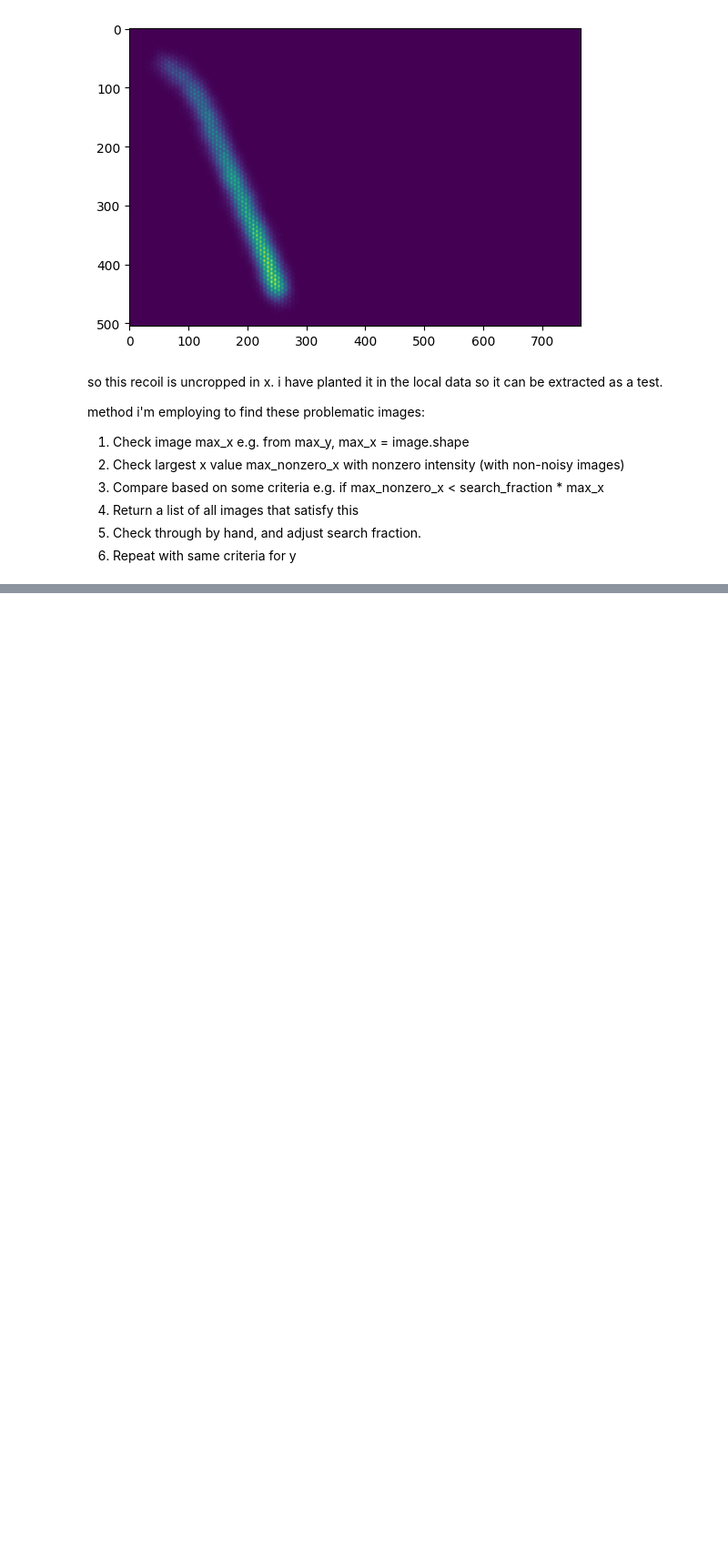
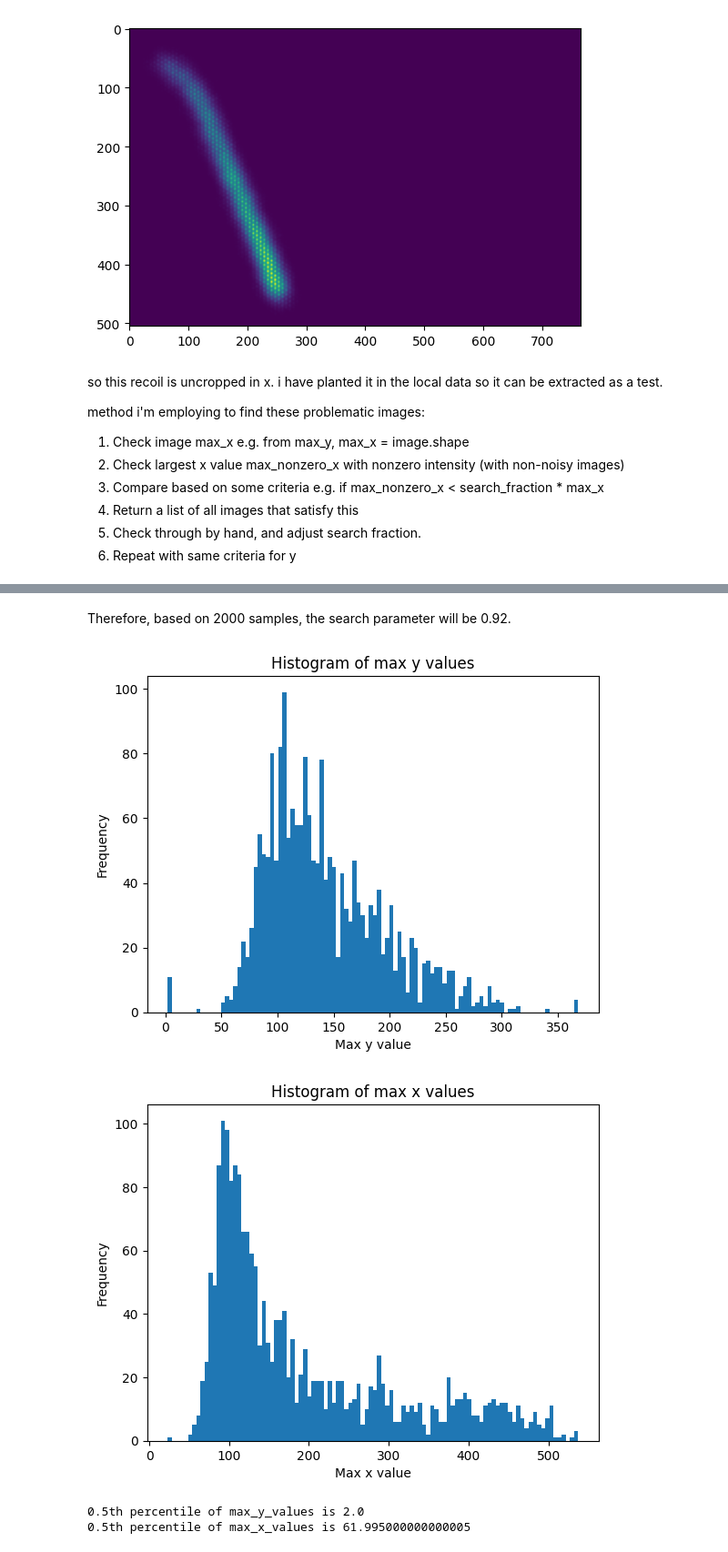
Before and after one commit to benstevens26/NRML-ANN, a Jupyter notebook: notebooks/data_integrity.ipynb, the cells around one changed output, grey strips where cells are left out. Shown: that part at 91% size. Saved outputs shown, nothing was run; the diff lists cells and outputs as text; code cells hidden in the pictures; blank space fills up the shorter version.

```diff
--- a/notebooks/data_integrity.ipynb
+++ b/notebooks/data_integrity.ipynb
@@ -96,3 +221,41 @@ for event in events:
+# %% [markdown]
+Therefore, based on 2000 samples, the search parameter will be 0.92.
+# %%
+# min dim check
+
+# list of image max_y, max_x values
+max_y_values = []
+max_x_values = []
+
+for event in events:
+
+    max_y, max_x = event.image.shape
+    max_y_values.append(max_y)
+    max_x_values.append(max_x)
+
+# histogram of max_y_values and max_x_values
+
+plt.hist(max_y_values, bins=100)
+plt.xlabel("Max y value")
+plt.ylabel("Frequency")
+plt.title("Histogram of max y values")
+plt.show()
+
+plt.hist(max_x_values, bins=100)
+plt.xlabel("Max x value")
+plt.ylabel("Frequency")
+plt.title("Histogram of max x values")
+plt.show()
+
+# don't mind searching through ~0.5% of the data, so find the 0.5th percentile of the max_y_values and max_x_values
+
+print("0.5th percentile of max_y_values is", np.percentile(max_y_values, 0.5))
+print("0.5th percentile of max_x_values is", np.percentile(max_x_values, 0.5))
+# %% [output]
+[figure, added]
+[figure, added]
+0.5th percentile of max_y_values is 2.0
+0.5th percentile of max_x_values is 61.995000000000005
 # %%
 # checking for problematic images using my test functions
 import os
```
Also changed, not shown: parts of 12 cells of this notebook.
